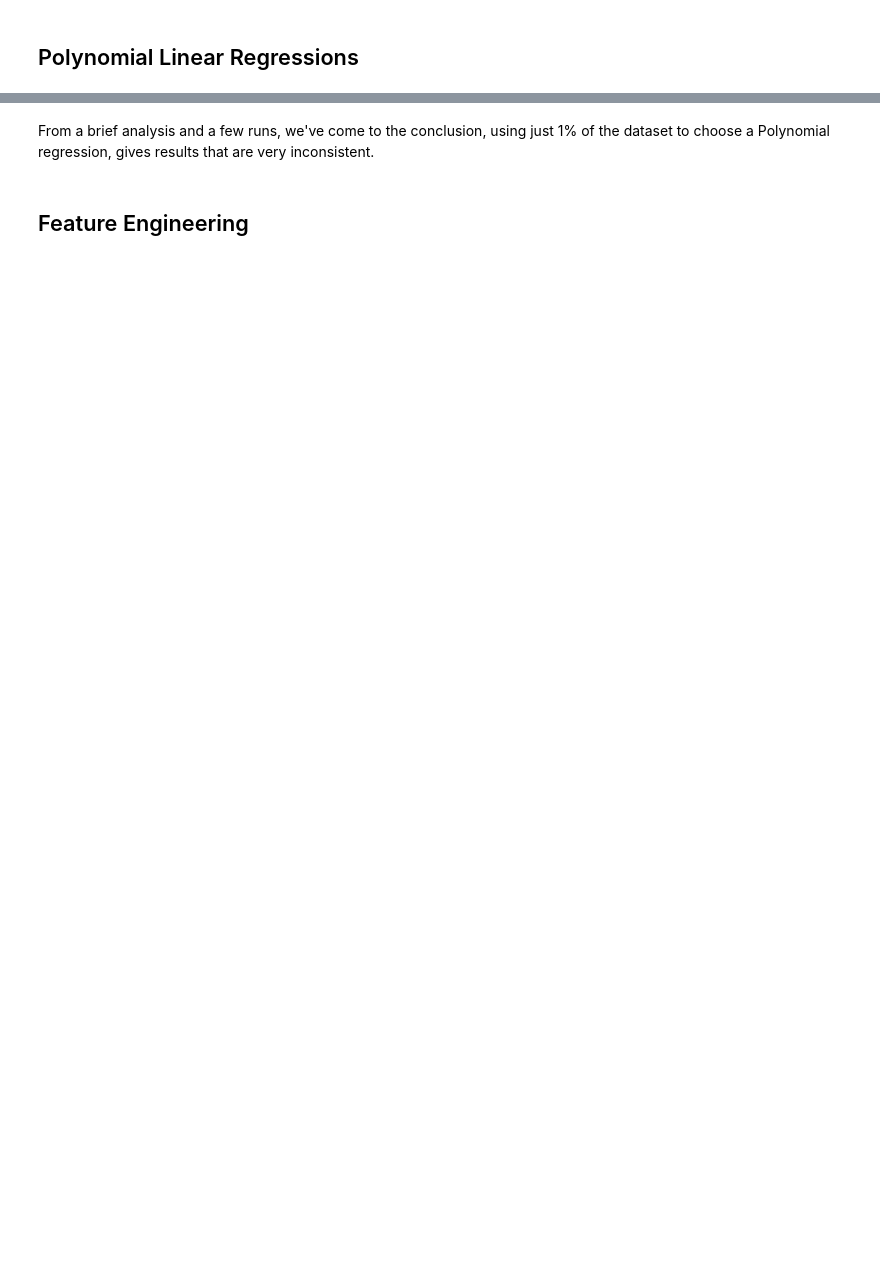
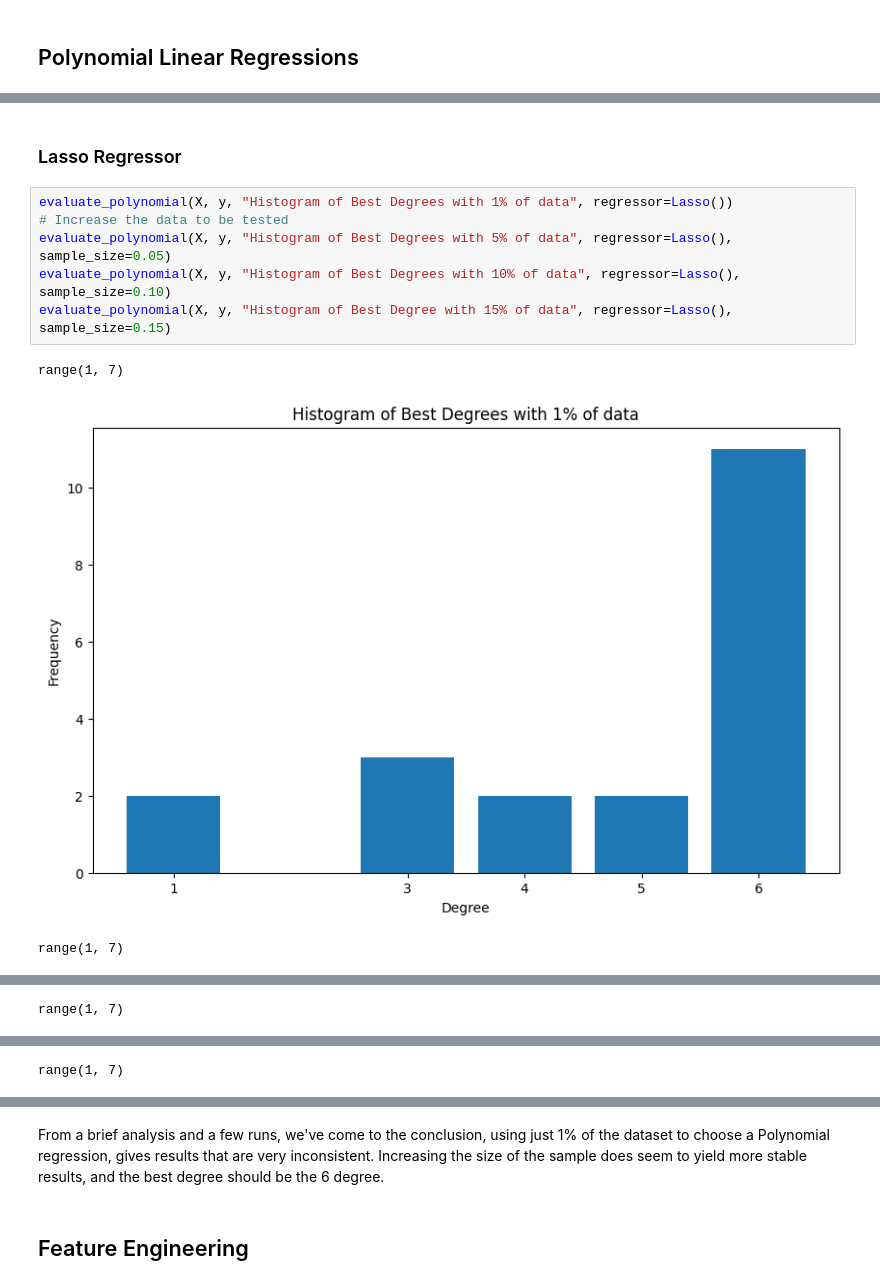
Before and after one commit to filipecolladavid/ThreeBodyProblemML, a Jupyter notebook: filipe/model_evaluations.ipynb, the cells around one changed output, grey strips where cells are left out. Saved outputs shown, nothing was run; the diff lists cells and outputs as text; blank space fills up the shorter version.

```diff
--- a/filipe/model_evaluations.ipynb
+++ b/filipe/model_evaluations.ipynb
@@ -483,0 +398,12 @@ print("RMSE for Polynomial Regression on Test:", root_mean_squared_error(y_grid_
+# %% [markdown]
+### Lasso Regressor
+# %%
+evaluate_polynomial(X, y, "Histogram of Best Degrees with 1% of data", regressor=Lasso())
+# Increase the data to be tested
+evaluate_polynomial(X, y, "Histogram of Best Degrees with 5% of data", regressor=Lasso(), sample_size=0.05)
+evaluate_polynomial(X, y, "Histogram of Best Degrees with 10% of data", regressor=Lasso(), sample_size=0.10)
+evaluate_polynomial(X, y, "Histogram of Best Degree with 15% of data", regressor=Lasso(), sample_size=0.15)
+# %% [output]
+range(1, 7)
+[figure, added]
+range(1, 7)
@@ -483,0 +411 @@ print("RMSE for Polynomial Regression on Test:", root_mean_squared_error(y_grid_
+range(1, 7)
@@ -483,0 +413 @@ print("RMSE for Polynomial Regression on Test:", root_mean_squared_error(y_grid_
+range(1, 7)
@@ -484,5 +415,5 @@ print("RMSE for Polynomial Regression on Test:", root_mean_squared_error(y_grid_
 # %% [markdown]
-From a brief analysis and a few runs, we've come to the conclusion, using just 1% of the dataset to choose a Polynomial regression, gives results that are very inconsistent.
+From a brief analysis and a few runs, we've come to the conclusion, using just 1% of the dataset to choose a Polynomial regression, gives results that are very inconsistent. Increasing the size of the sample does seem to yield more stable results, and the best degree should be the 6 degree.
 # %% [markdown]
 ## Feature Engineering
 # %%
```
Also changed, not shown: parts of 14 cells of this notebook.
